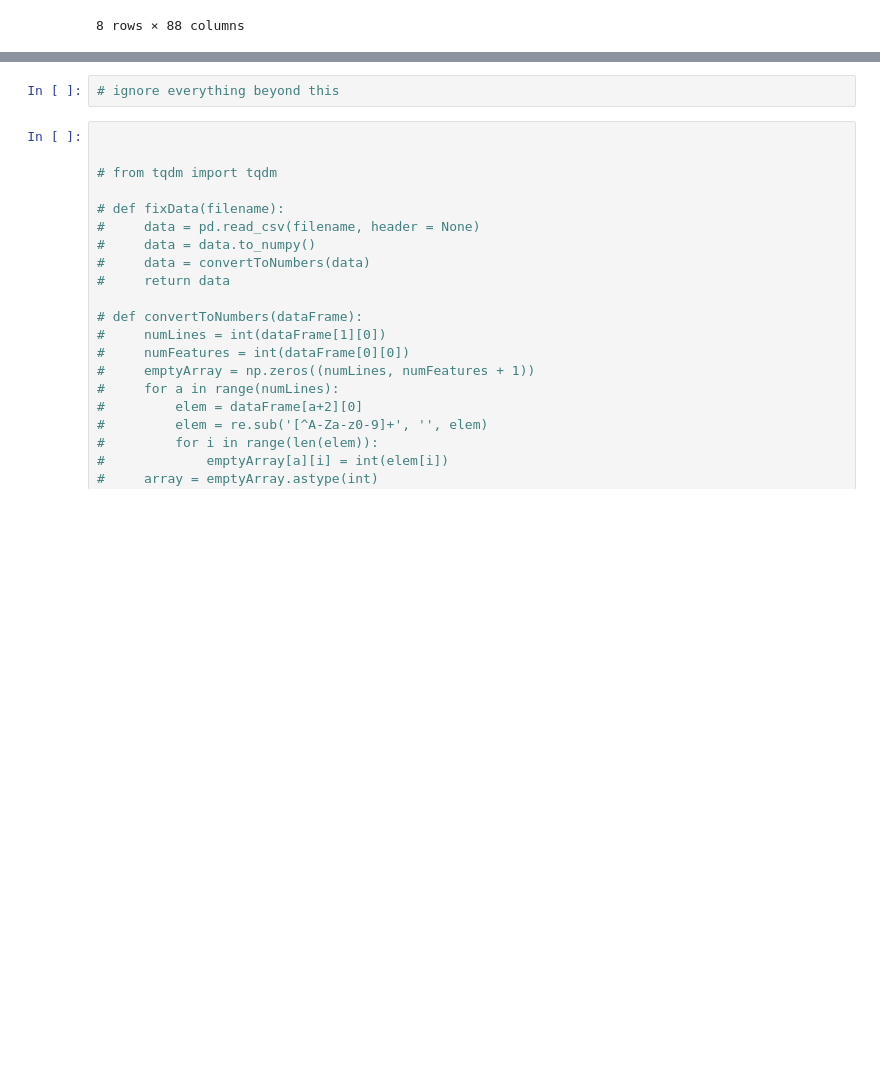
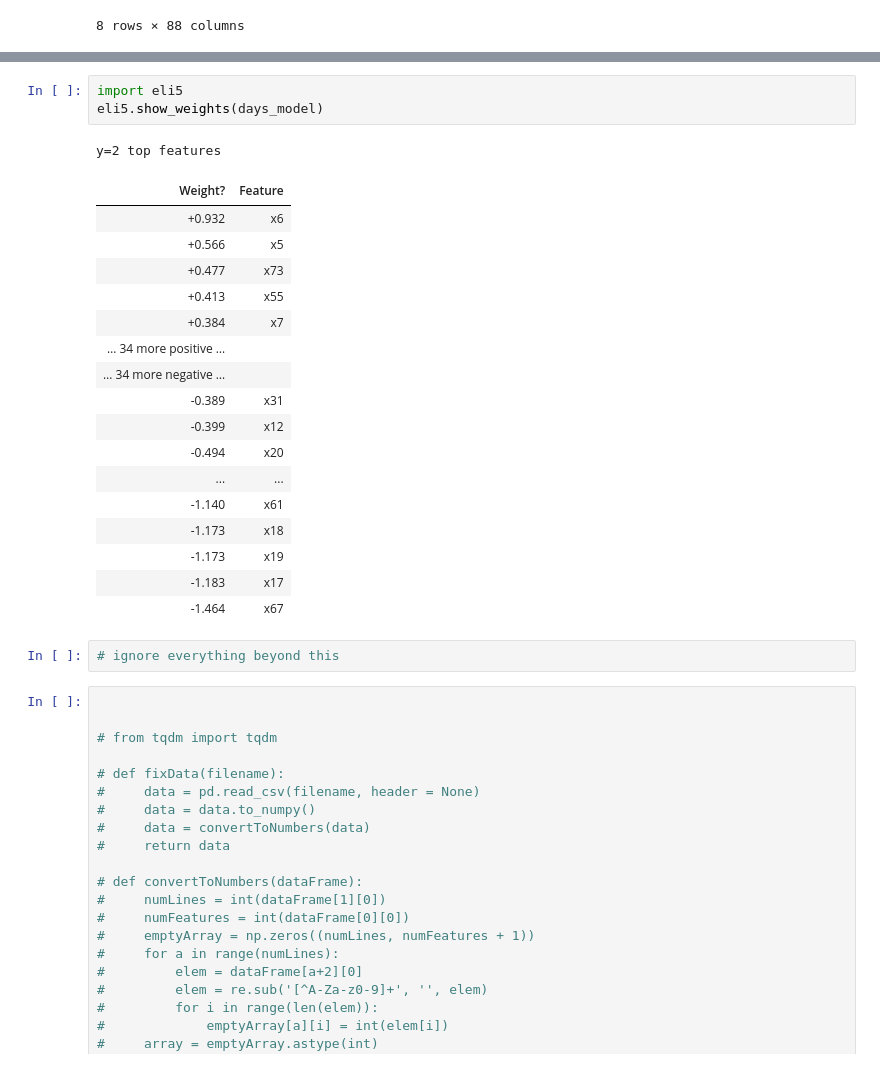
Before and after one commit to shashank2000/timePredictor, a Jupyter notebook: initial exploration.ipynb, the cells around one changed output, grey strips where cells are left out. Drawn from its saved outputs; the diff is of its cells as text; blank space fills up the shorter version.

```diff
--- a/initial exploration.ipynb
+++ b/initial exploration.ipynb
@@ -436,3 +473,25 @@ list(x)
+# %%
+import eli5
+eli5.show_weights(days_model)
+# %% [output]
+y=2 top features
+| Weight? | Feature |
+| +0.932 | x6 |
+| +0.566 | x5 |
+| +0.477 | x73 |
+| +0.413 | x55 |
+| +0.384 | x7 |
+| … 34 more positive … |  |
+| … 34 more negative … |  |
+| -0.389 | x31 |
+| -0.399 | x12 |
+| -0.494 | x20 |
+| ... | ... |
+| -1.140 | x61 |
+| -1.173 | x18 |
+| -1.173 | x19 |
+| -1.183 | x17 |
+| -1.464 | x67 |
 # %%
 # ignore everything beyond this
 # %%
```
Also changed, not shown: parts of 10 cells of this notebook.
